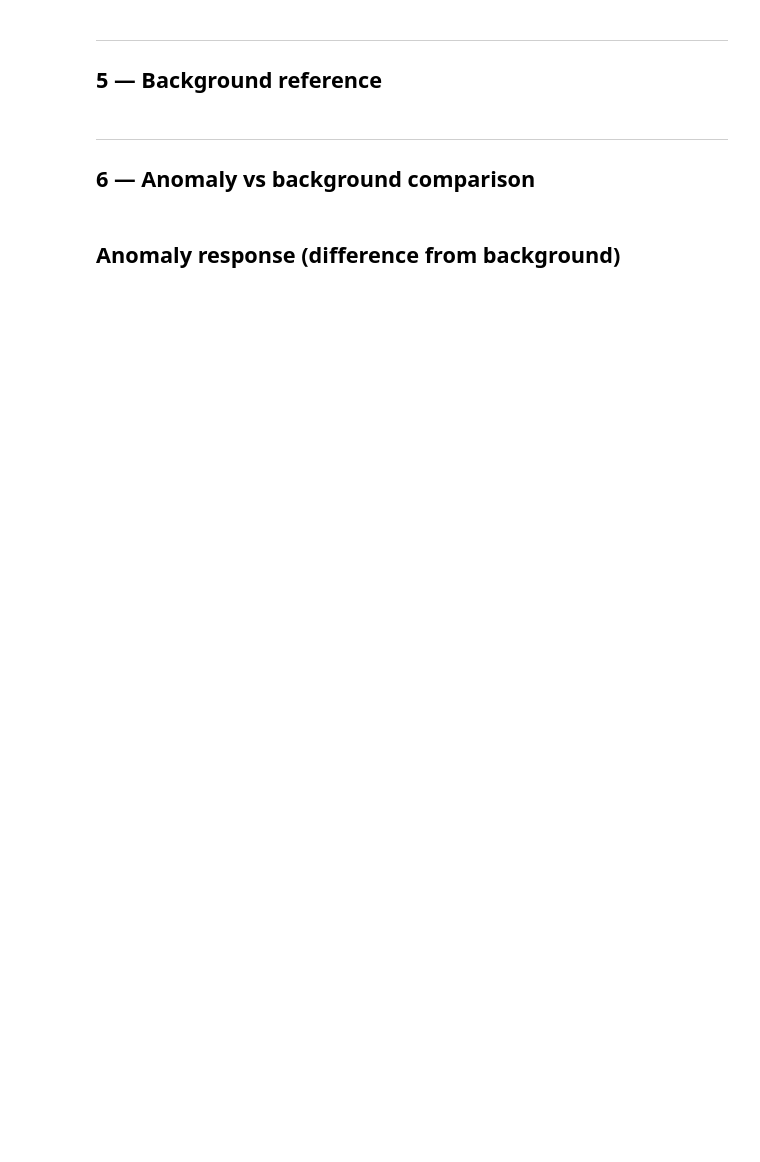
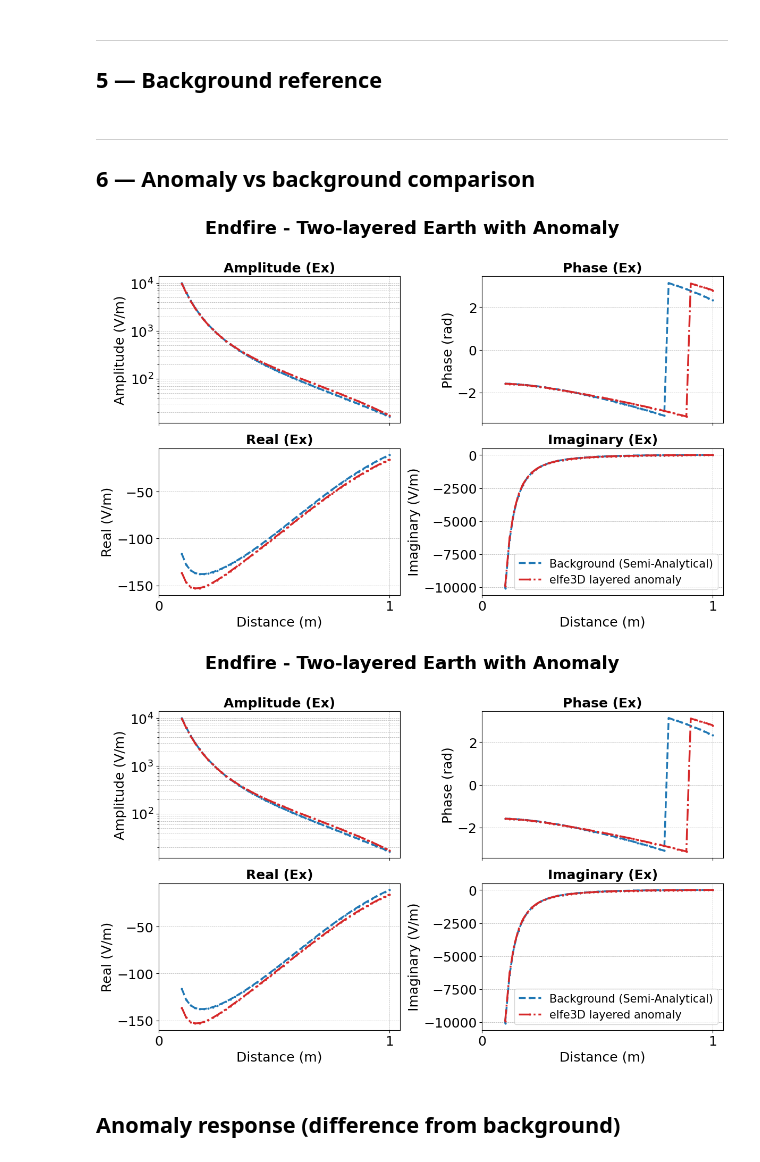
Before and after one commit to emsig/elfe3D_GPR, a Jupyter notebook: examples/04_anomalous_earth/anomaly_box.ipynb, the cells around one changed output. Saved outputs shown, nothing was run; the diff lists cells and outputs as text; code cells hidden in the pictures; blank space fills up the shorter version.

```diff
--- a/examples/04_anomalous_earth/anomaly_box.ipynb
+++ b/examples/04_anomalous_earth/anomaly_box.ipynb
@@ -106,7 +109,7 @@ survey = GPRSurvey.build(
     pml_type            = 'lin',
     pml_decay_type      = 1,
 
-    least_samples_per_wavelength = 10,
+    least_samples_per_wavelength = 12,
 )
 
 survey.generate()
@@ -146,13 +199,16 @@ ANALYTICAL_DIR = r'F:\Projects\EMGeoInversion\elfe3D_GPR\data\data_semi_analytic
 
 bg = AnalyticalLoader(
     os.path.join(ANALYTICAL_DIR, 'Exx_single_freq_4_9_100MHz_NR.csv'),
-    label='Background (Evert)',
+    label='Background (Semi-Analytical)',
 ).endfire()
 # %% [markdown]
 ---
 ## 6 — Anomaly vs background comparison
 # %%
-ReceiverLinePlot([bg, ef]).plot(suptitle="Endfire - Two-layered")
+ReceiverLinePlot([bg, ef]).plot(suptitle="Endfire - Two-layered Earth with Anomaly")
+# %% [output]
+[figure, added]
+[figure, added]
 # %% [markdown]
 ## Anomaly response  (difference from background)
 # %%
```
Also changed, not shown: parts of 9 cells of this notebook, 33 other files.
